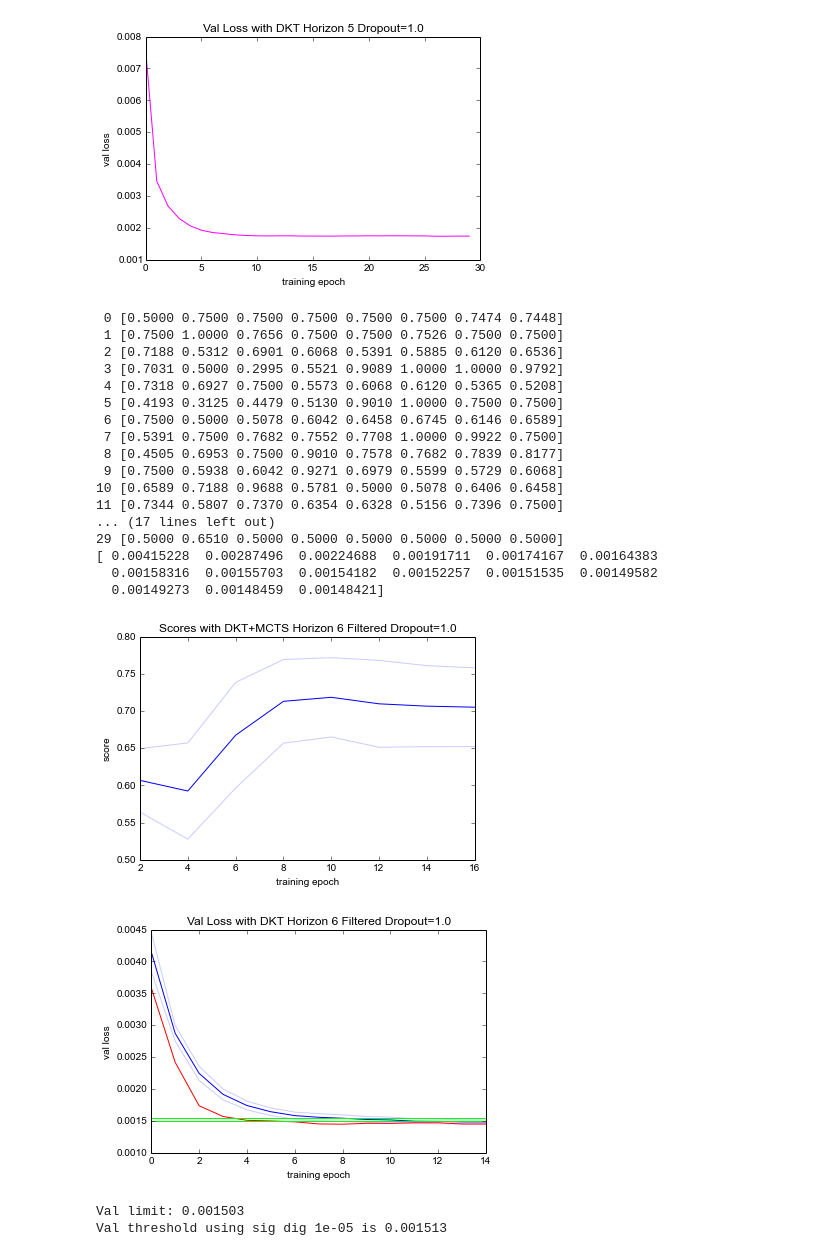
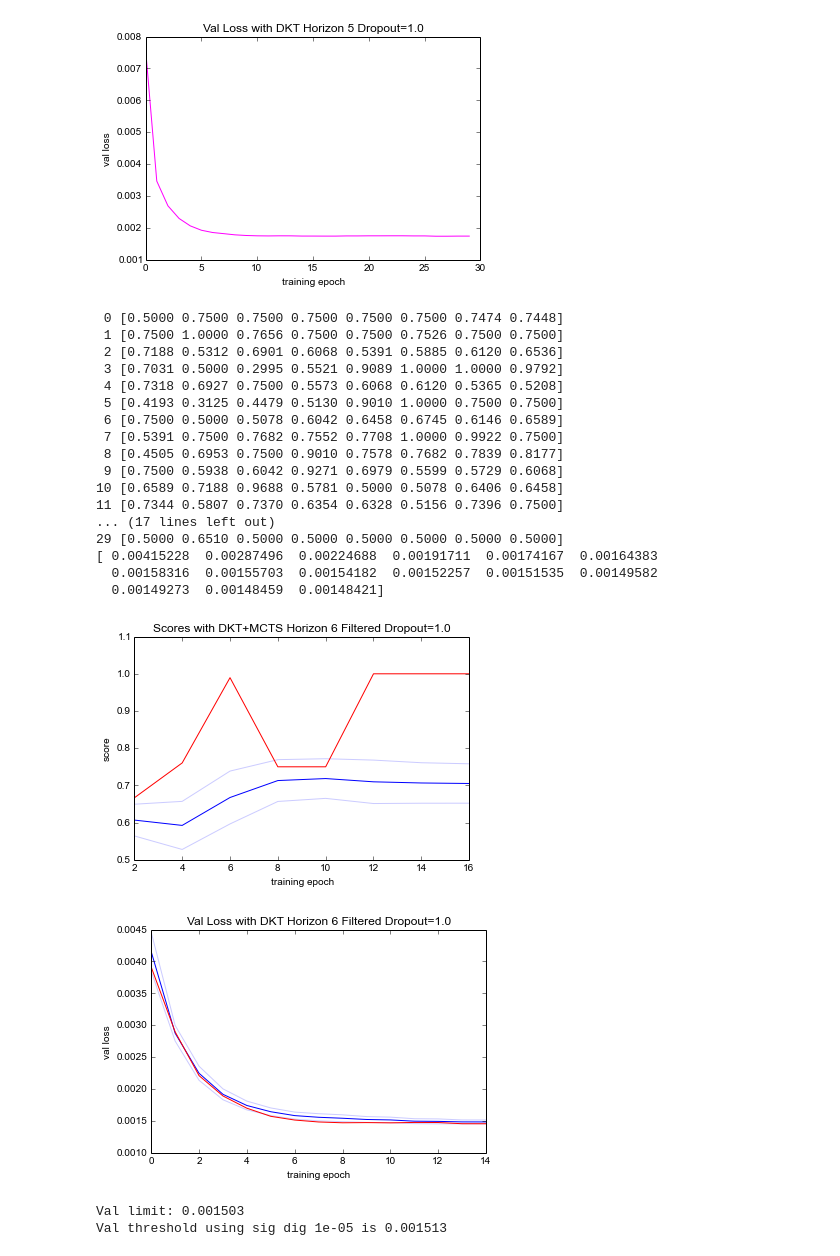
Before and after one commit to lisa-1010/smart-tutor, a Jupyter notebook: code/danielgraphing.ipynb, the cells around one changed output. Drawn from its saved outputs; the diff is of its cells as text; code cells hidden in the pictures.

```diff
--- a/code/danielgraphing.ipynb
+++ b/code/danielgraphing.ipynb
@@ -878,9 +878,13 @@ xs = data1['eps'][0,:]
 ys = np.mean(scores[:,:], axis=0)
 err = np.std(scores, axis=0)*1.96/np.sqrt(scores.shape[0])
 
+ys2 = scores[25,:]
+
 plot(xs, ys, color='#0000ff')
 plot(xs, ys+err, color='#ccccff')
 plot(xs, ys-err, color='#ccccff')
+
+plot(xs, ys2, color='#ff0000')
 
 figure()
 title('Val Loss with DKT Horizon 6 Filtered Dropout=1.0')
@@ -892,40 +896,40 @@ err = np.std(vals[:,1:], axis=0)*1.96/np.sqrt(scores.shape[0])
 plot(range(ys.shape[0]), ys, color='#0000ff')
 plot(range(ys.shape[0]), ys+err, color='#ccccff')
 plot(range(ys.shape[0]), ys-err, color='#ccccff')
-plot(range(ys.shape[0]), vals[26,1:], color='#ff0000')
-plot(range(ys.shape[0]), np.repeat(0.0015, ys.shape), color='#00ff00')
-plot(range(ys.shape[0]), np.repeat(0.00155, ys.shape), color='#00ff00')
+plot(range(ys.shape[0]), vals[25,1:], color='#ff0000')
+#plot(range(ys.shape[0]), np.repeat(0.0015, ys.shape), color='#00ff00')
+#plot(range(ys.shape[0]), np.repeat(0.00155, ys.shape), color='#00ff00')
 
 
 six.print_(ys)
 #figure()
 #title('Val Loss vs score')
 #xlabel('val loss')
 #ylabel('score')
 
 #xs = data['vals'][:,-3]
 #ys = data['scores'][:,-2]
 #plot(xs, ys, '.')
 # %% [output]
  0 [0.5000 0.7500 0.7500 0.7500 0.7500 0.7500 0.7474 0.7448]
  1 [0.7500 1.0000 0.7656 0.7500 0.7500 0.7526 0.7500 0.7500]
  2 [0.7188 0.5312 0.6901 0.6068 0.5391 0.5885 0.6120 0.6536]
  3 [0.7031 0.5000 0.2995 0.5521 0.9089 1.0000 1.0000 0.9792]
  4 [0.7318 0.6927 0.7500 0.5573 0.6068 0.6120 0.5365 0.5208]
  5 [0.4193 0.3125 0.4479 0.5130 0.9010 1.0000 0.7500 0.7500]
  6 [0.7500 0.5000 0.5078 0.6042 0.6458 0.6745 0.6146 0.6589]
  7 [0.5391 0.7500 0.7682 0.7552 0.7708 1.0000 0.9922 0.7500]
  8 [0.4505 0.6953 0.7500 0.9010 0.7578 0.7682 0.7839 0.8177]
  9 [0.7500 0.5938 0.6042 0.9271 0.6979 0.5599 0.5729 0.6068]
 10 [0.6589 0.7188 0.9688 0.5781 0.5000 0.5078 0.6406 0.6458]
 11 [0.7344 0.5807 0.7370 0.6354 0.6328 0.5156 0.7396 0.7500]
 ... (17 lines left out)
 29 [0.5000 0.6510 0.5000 0.5000 0.5000 0.5000 0.5000 0.5000]
 [ 0.00415228  0.00287496  0.00224688  0.00191711  0.00174167  0.00164383
   0.00158316  0.00155703  0.00154182  0.00152257  0.00151535  0.00149582
   0.00149273  0.00148459  0.00148421]
-[figure, old version]
+[figure, new version]
-[figure, old version]
+[figure, new version]
 # %%
 data1 = np.load('experiments/dropoutput2.npz')
 
```
Also changed, not shown: parts of 3 cells of this notebook, 1 other file.
